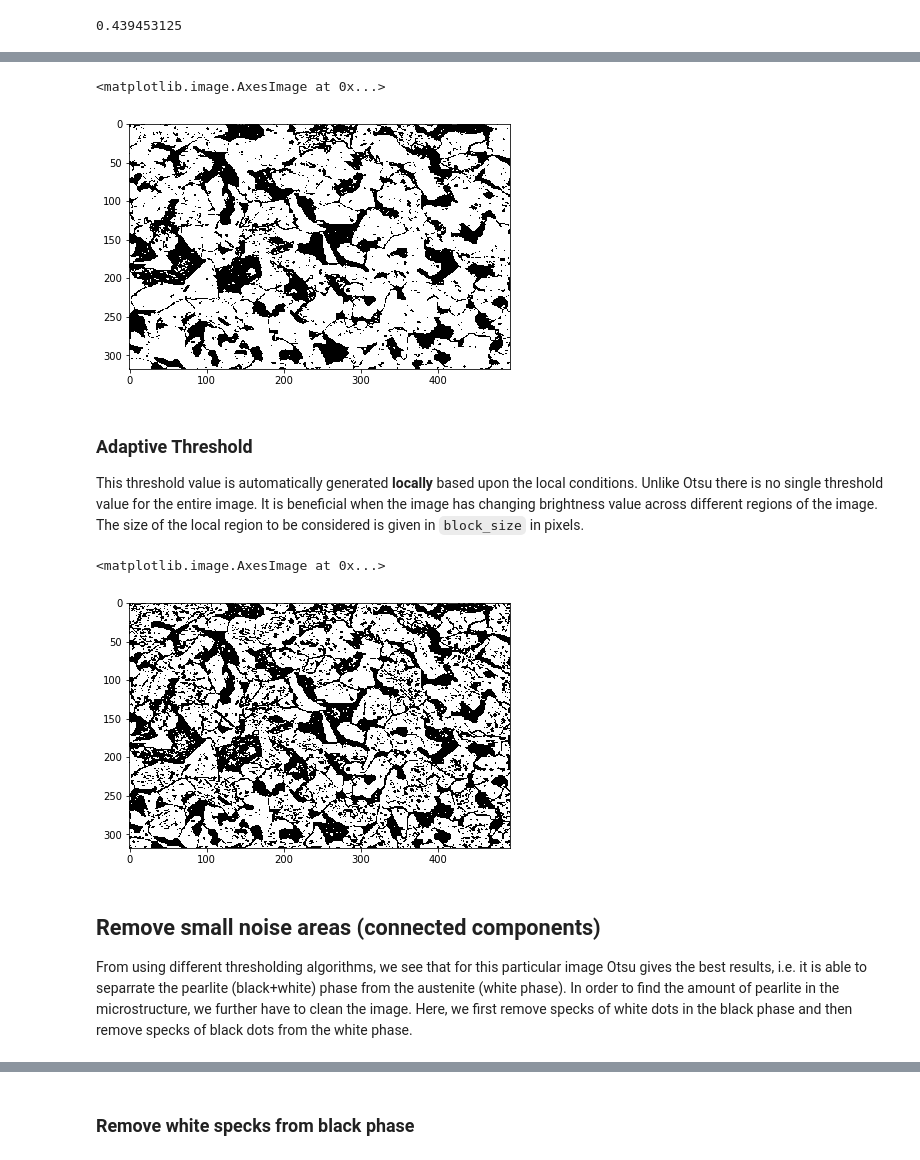
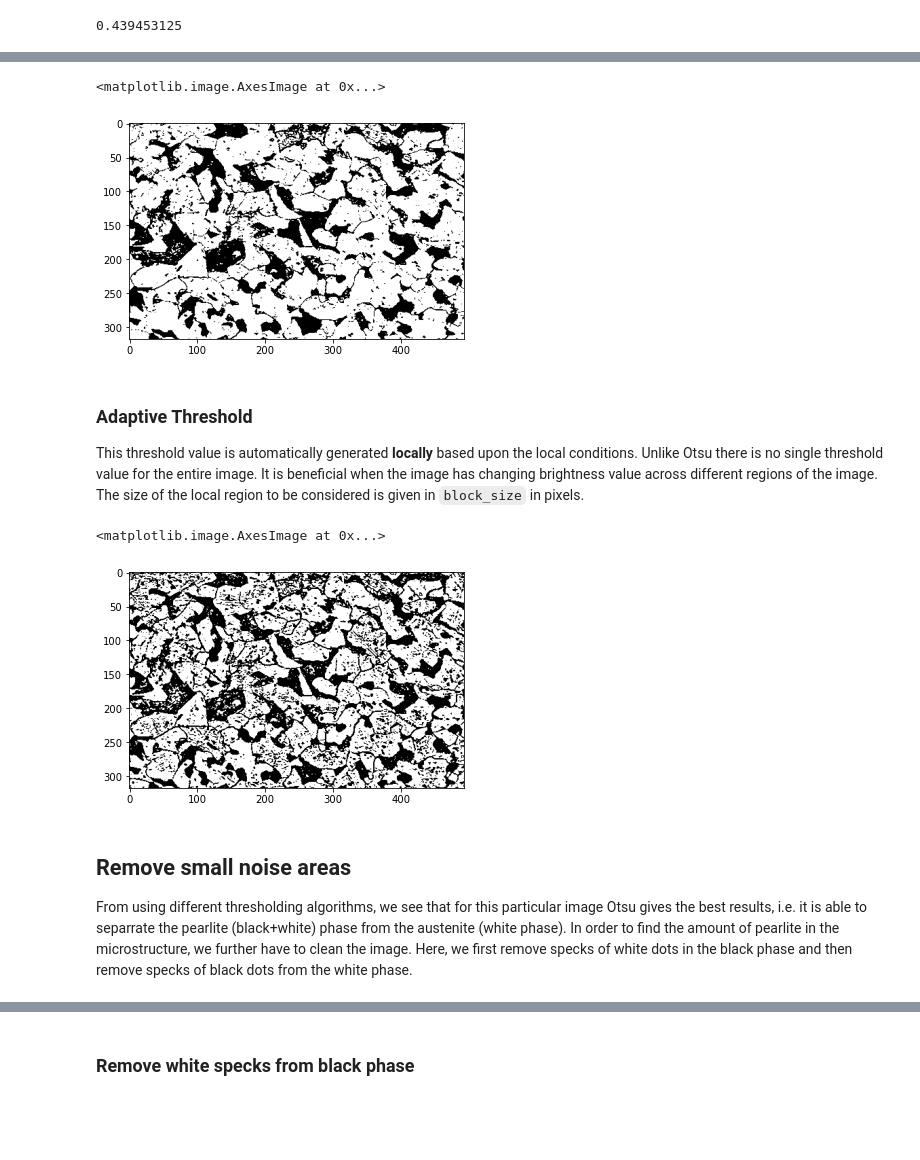
Before and after one commit to sumeet92k/Microstructure-Image-Processing, a Jupyter notebook: 01_image_reading_saving.ipynb, the cells around one changed output, grey strips where cells are left out. Saved outputs shown, nothing was run; the diff lists cells and outputs as text; code cells hidden in the pictures; blank space fills up the shorter version.

```diff
--- a/01_image_reading_saving.ipynb
+++ b/01_image_reading_saving.ipynb
@@ -121,10 +162,10 @@ display(thresh_otsu) # prints the value of thresh_otsu
 # %%
 # use thresh_otsu to convert to binary
 binary_X = X > thresh_otsu
-io.imshow(binary_X)
+plt.imshow(binary_X, cmap='gray')
 # %% [output]
 <matplotlib.image.AxesImage at 0x...>
-[figure, old version]
+[figure, new version]
 # %% [markdown]
 ### Adaptive Threshold
 This threshold value is automatically generated **locally** based upon the local conditions. Unlike Otsu there is no single threshold value for the entire image. It is beneficial when the image has changing brightness value across different regions of the image. The size of the local region to be considered is given in `block_size` in pixels.
@@ -132,12 +173,12 @@ This threshold value is automatically generated **locally** based upon the local
 thresh_local = threshold_local(X, block_size=49)
 # use thresh_local to convert to binary
 binary_X = X > thresh_local
-io.imshow(binary_X)
+plt.imshow(binary_X, cmap='gray')
 # %% [output]
 <matplotlib.image.AxesImage at 0x...>
-[figure, old version]
+[figure, new version]
 # %% [markdown]
-## Remove small noise areas (connected components)
+## Remove small noise areas
 From using different thresholding algorithms, we see that for this particular image Otsu gives the best results, i.e. it is able to separrate the pearlite (black+white) phase from the austenite (white phase). In order to find the amount of pearlite in the microstructure, we further have to clean the image. Here, we first remove specks of white dots in the black phase and then remove specks of black dots from the white phase.
 # %%
 # use thresh_otsu to convert to binary
```
Also changed, not shown: parts of 53 cells of this notebook, 2 other files.
